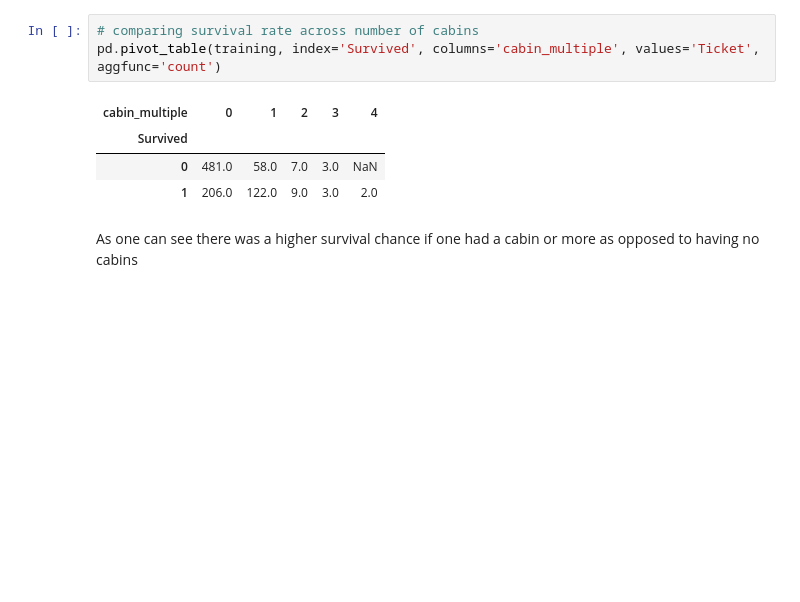
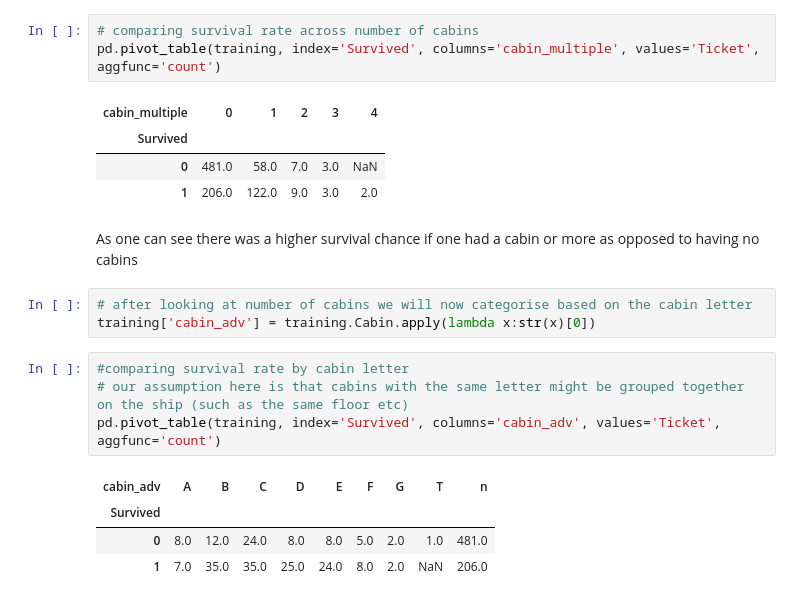
Before and after one commit to RazerP4antom/data-analysis, a Jupyter notebook: Titanic Survival/notebook4.ipynb, the cells around one changed output. Drawn from its saved outputs; the diff is of its cells as text; blank space fills up the shorter version.

```diff
--- a/Titanic Survival/notebook4.ipynb
+++ b/Titanic Survival/notebook4.ipynb
@@ -177,3 +177,15 @@ pd.pivot_table(training, index='Survived', columns='cabin_multiple', values='Tic
 | 1 | 206.0 | 122.0 | 9.0 | 3.0 | 2.0 |
 # %% [markdown]
 As one can see there was a higher survival chance if one had a cabin or more as opposed to having no cabins
+# %%
+# after looking at number of cabins we will now categorise based on the cabin letter
+training['cabin_adv'] = training.Cabin.apply(lambda x:str(x)[0])
+# %%
+#comparing survival rate by cabin letter
+# our assumption here is that cabins with the same letter might be grouped together on the ship (such as the same floor etc)
+pd.pivot_table(training, index='Survived', columns='cabin_adv', values='Ticket', aggfunc='count')
+# %% [output]
+| cabin_adv | A | B | C | D | E | F | G | T | n |
+| Survived |  |  |  |  |  |  |  |  |  |
+| 0 | 8.0 | 12.0 | 24.0 | 8.0 | 8.0 | 5.0 | 2.0 | 1.0 | 481.0 |
+| 1 | 7.0 | 35.0 | 35.0 | 25.0 | 24.0 | 8.0 | 2.0 | NaN | 206.0 |
```
Also changed, not shown: parts of 5 cells of this notebook.
